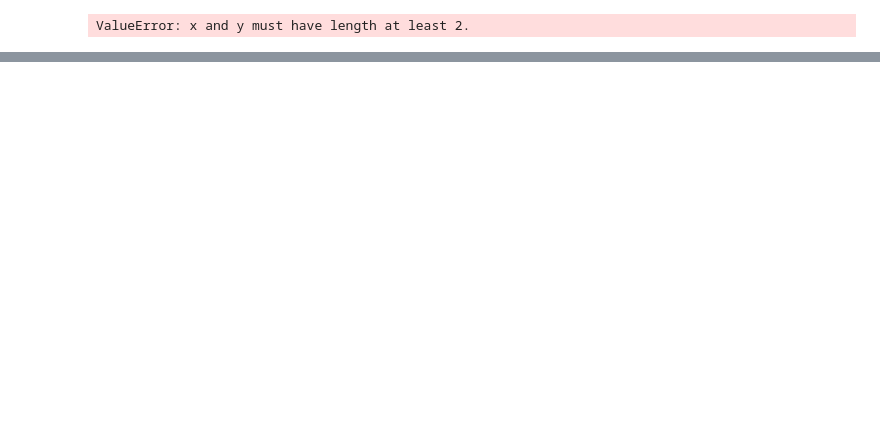
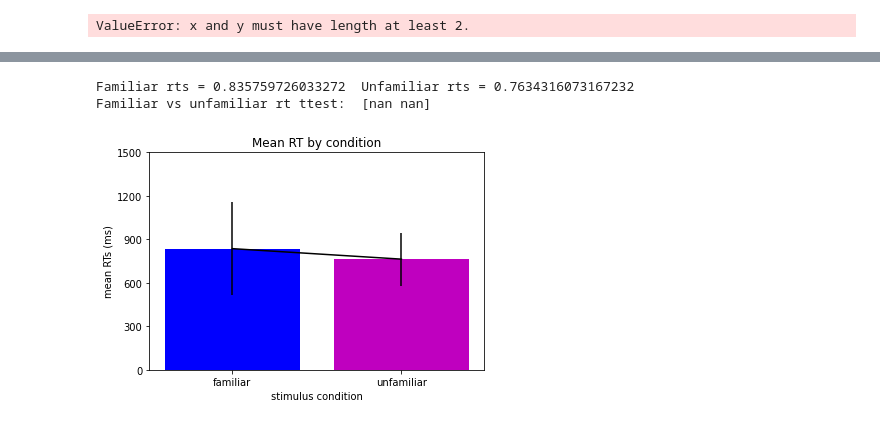
Before and after one commit to pkeene17/MarshmallowAnalysis, a Jupyter notebook: electric_marshmalloogaloo/analysis/marshmalloogalooAnalysis.ipynb, the cells around one changed output, grey strips where cells are left out. Cells and saved outputs as stored; diff of their text form; code cells hidden in the pictures; blank space fills up the shorter version.

```diff
--- a/electric_marshmalloogaloo/analysis/marshmalloogalooAnalysis.ipynb
+++ b/electric_marshmalloogaloo/analysis/marshmalloogalooAnalysis.ipynb
@@ -400,21 +399,25 @@ plt.show()
 # %%
 #plot rts for study test
 print("Familiar rts = "+str(np.nanmean(meanRT_learned))," Unfamiliar rts = "+str(np.nanmean(meanRT_novel)))
 #ttest of mean accuracy distributions between familiar and unfamiliar stimuli
 print("Familiar vs unfamiliar rt ttest: ",np.round(stats.ttest_rel(np.nanmean(meanRT_learned,1),np.nanmean(meanRT_novel,1),nan_policy='omit'),6))
 #plot difference between familiar and unfamiliar accuracy means
 fig = plt.figure()
 plt.bar([0,1],[np.nanmean(meanRT_learned),np.nanmean(meanRT_novel)],color=['blue','m'])
 #error term is SEM
 plt.errorbar([0,1],[np.nanmean(meanRT_learned),np.nanmean(meanRT_novel)],yerr=[np.nanstd(meanRT_learned)/np.sqrt(nsubj),np.nanstd(meanRT_novel)/np.sqrt(nsubj)],color='k')
 plt.xlabel("stimulus condition")
 plt.xticks([0,1],["familiar","unfamiliar"])
 plt.ylabel("mean RTs (ms)")
 plt.yticks([0,.3,.6,.9,1.2,1.5],[0,300,600,900,1200,1500])
 plt.title("Mean RT by condition")
-plt.scatter([0.5],[1.5],marker='*',color='k')
+#plt.scatter([0.5],[1.5],marker='*',color='k')
 plt.savefig(figure_dir+'rt_diff_familiar_vs_nonfamiliar.pdf',format='pdf')
 plt.show()
+# %% [output]
+Familiar rts = 0.835759726033272  Unfamiliar rts = 0.7634316073167232
+Familiar vs unfamiliar rt ttest:  [nan nan]
+[figure, added]
 # %%
 #plot mean respone times split by responses
 print("Familiar vs unfamiliar target rt ttest: ",np.round(stats.ttest_rel(np.mean(rtData_learned,2)[:,0],np.mean(rtData_novel,2)[:,0],nan_policy='omit'),6))
```
Also changed, not shown: parts of 12 cells of this notebook, 10 other files.
